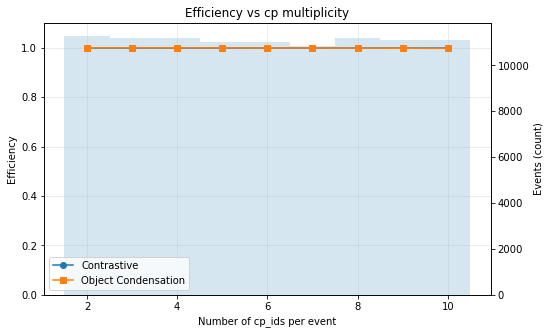
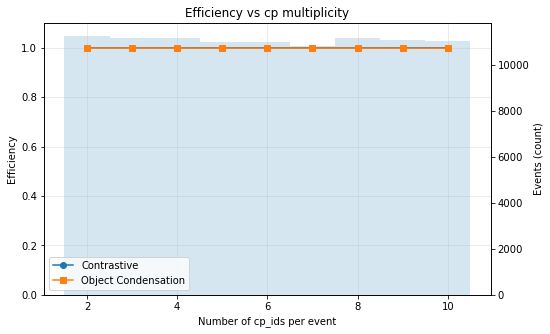
Code edit (unified diff) that turned the first committed figure into the second:
--- before
+++ after
@@ -44,6 +44,6 @@
 # -------------------------------------------------
 
-LOW = 200
-HIGH = 2000
+LOW = 0
+HIGH = 3000
 
 df_c_res = df_contrastive[(df_contrastive["reco_energy"] >= LOW) &
@@ -133,5 +133,5 @@
 ax.set_ylabel("Purity (10–100 GeV reco)")
 ax.set_title("Purity vs cp multiplicity")
-ax.set_ylim(0, 1.1)
+ax.set_ylim(0.8, 1.1)
 ax.grid(True, alpha=0.3)
 ax.legend()
@@ -149,6 +149,7 @@
 ax.set_title("Reco Object Ratio vs cp multiplicity")
 
+
 ymax = max(np.nanmax(ratio_contrastive), np.nanmax(ratio_oc), 1.2)
-ax.set_ylim(0, ymax)
+ax.set_ylim(0.5, ymax)
 
 ax.grid(True, alpha=0.3)

Commit: Tidied up simulation code